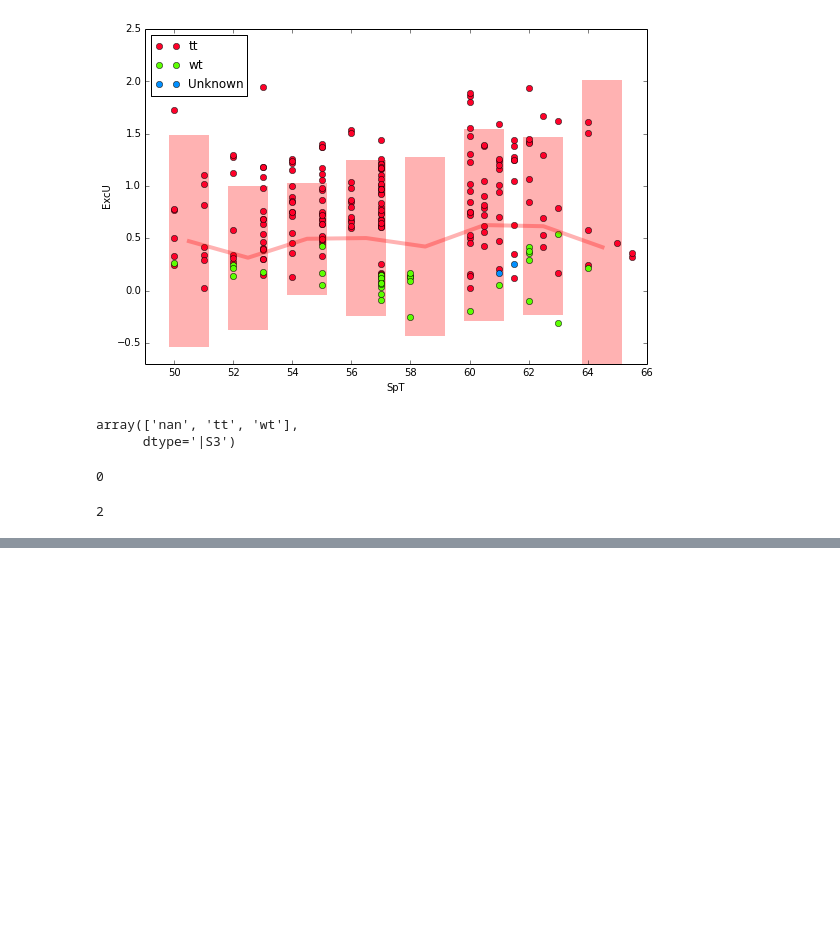
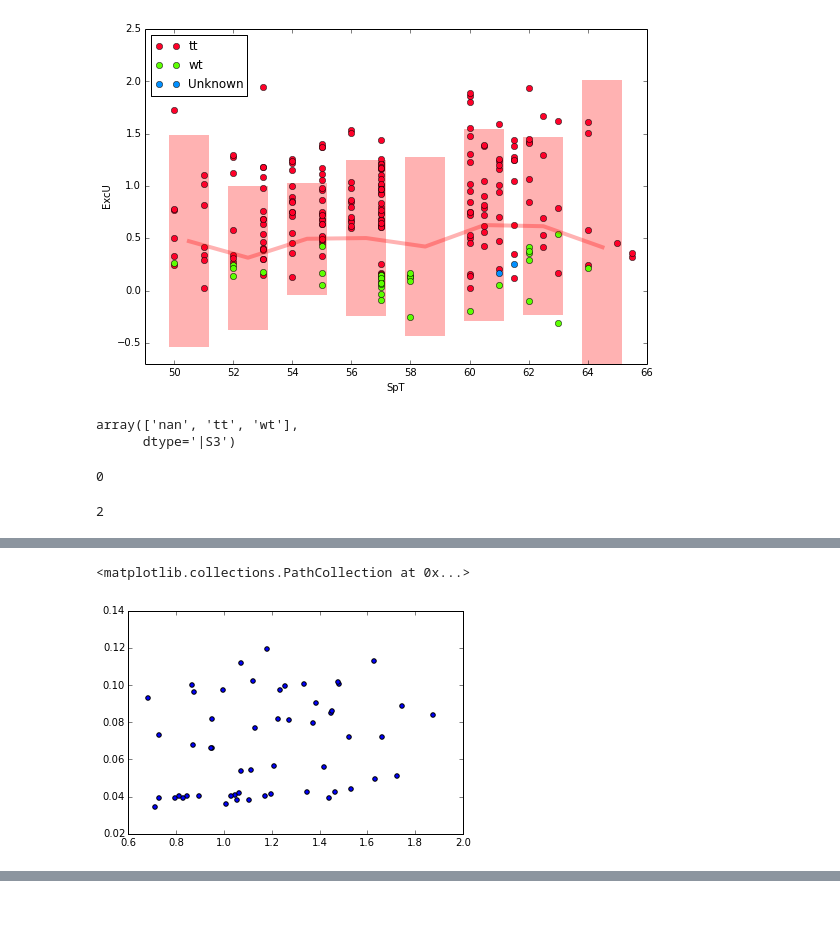
Before and after one commit to saint-germain/estrellas, a Jupyter notebook: confidenceintervals.ipynb, the cells around one changed output, grey strips where cells are left out. Drawn from its saved outputs; the diff is of its cells as text; code cells hidden in the pictures; blank space fills up the shorter version.

```diff
--- a/confidenceintervals.ipynb
+++ b/confidenceintervals.ipynb
@@ -277,0 +377,9 @@ df1.type.isnull().sum()
+# %%
+erroscuv=np.hstack((errucl[:,14],errlcc[:,14]))
+# %%
+uvosc=np.hstack((UVucl,UVlcc))
+# %%
+plt.scatter(uvosc,erroscuv)
+# %% [output]
+<matplotlib.collections.PathCollection at 0x...>
+[figure, added]
```
Also changed, not shown: parts of 54 cells of this notebook, 8 other files.
